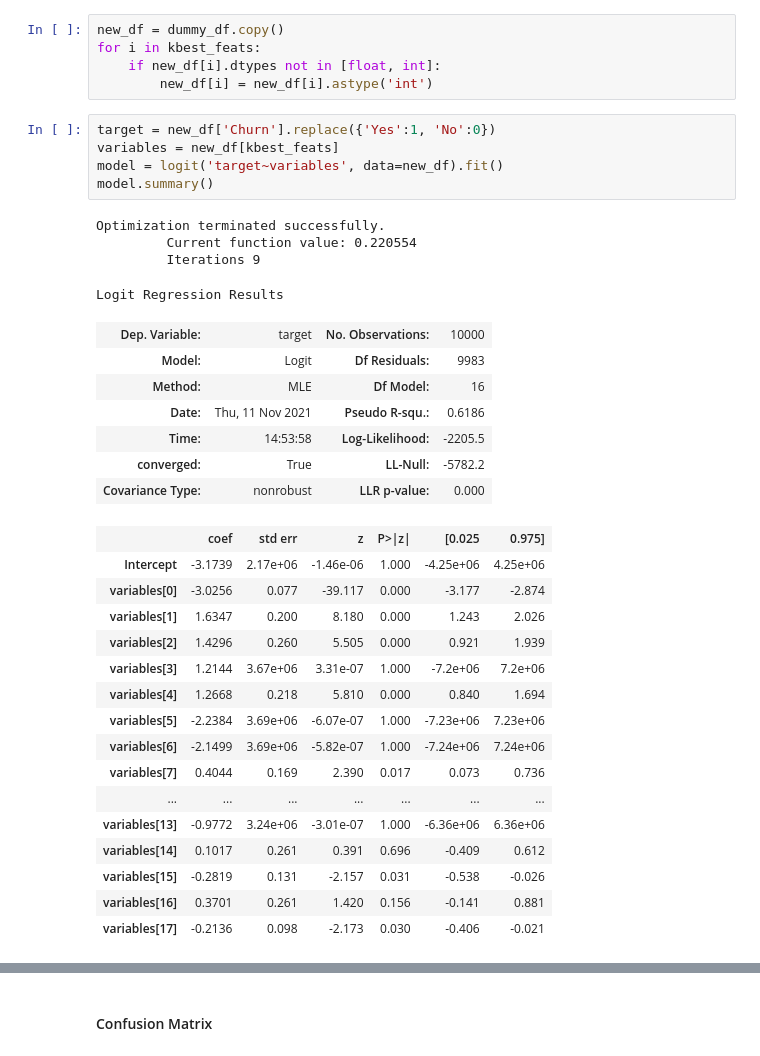
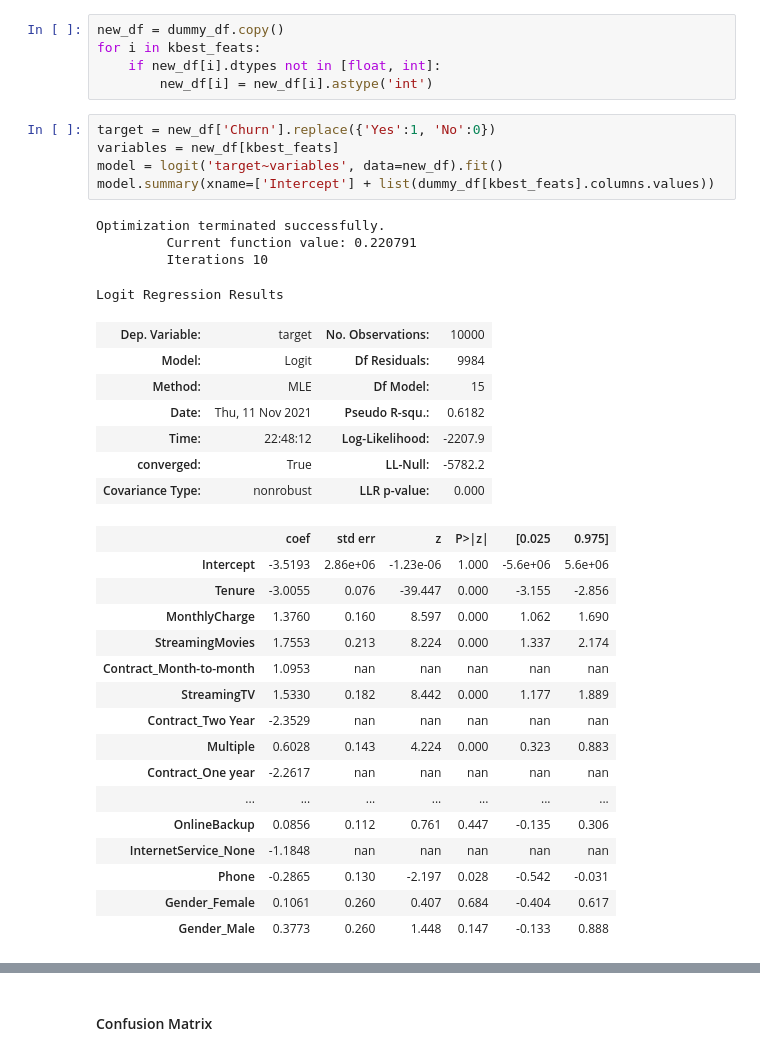
Before and after one commit to freyjagarner/D208, a Jupyter notebook: D208_Task2.ipynb, the cells around one changed output, grey strips where cells are left out. Saved outputs shown, nothing was run; the diff lists cells and outputs as text.

```diff
--- a/D208_Task2.ipynb
+++ b/D208_Task2.ipynb
@@ -462,36 +463,36 @@ for i in kbest_feats:
 # %%
 target = new_df['Churn'].replace({'Yes':1, 'No':0})
 variables = new_df[kbest_feats]
 model = logit('target~variables', data=new_df).fit()
-model.summary()
+model.summary(xname=['Intercept'] + list(dummy_df[kbest_feats].columns.values))
 # %% [output]
 Optimization terminated successfully.
-         Current function value: 0.220554
-         Iterations 9
+         Current function value: 0.220791
+         Iterations 10
 Logit Regression Results
 | Dep. Variable: | target | No. Observations: | 10000 |
-| Model: | Logit | Df Residuals: | 9983 |
-| Method: | MLE | Df Model: | 16 |
-| Date: | Thu, 11 Nov 2021 | Pseudo R-squ.: | 0.6186 |
-| Time: | 14:53:58 | Log-Likelihood: | -2205.5 |
+| Model: | Logit | Df Residuals: | 9984 |
+| Method: | MLE | Df Model: | 15 |
+| Date: | Thu, 11 Nov 2021 | Pseudo R-squ.: | 0.6182 |
+| Time: | 22:48:12 | Log-Likelihood: | -2207.9 |
 | converged: | True | LL-Null: | -5782.2 |
 | Covariance Type: | nonrobust | LLR p-value: | 0.000 |
 |  | coef | std err | z | P>|z| | [0.025 | 0.975] |
-| Intercept | -3.1739 | 2.17e+06 | -1.46e-06 | 1.000 | -4.25e+06 | 4.25e+06 |
-| variables[0] | -3.0256 | 0.077 | -39.117 | 0.000 | -3.177 | -2.874 |
-| variables[1] | 1.6347 | 0.200 | 8.180 | 0.000 | 1.243 | 2.026 |
-| variables[2] | 1.4296 | 0.260 | 5.505 | 0.000 | 0.921 | 1.939 |
-| variables[3] | 1.2144 | 3.67e+06 | 3.31e-07 | 1.000 | -7.2e+06 | 7.2e+06 |
-| variables[4] | 1.2668 | 0.218 | 5.810 | 0.000 | 0.840 | 1.694 |
-| variables[5] | -2.2384 | 3.69e+06 | -6.07e-07 | 1.000 | -7.23e+06 | 7.23e+06 |
-| variables[6] | -2.1499 | 3.69e+06 | -5.82e-07 | 1.000 | -7.24e+06 | 7.24e+06 |
-| variables[7] | 0.4044 | 0.169 | 2.390 | 0.017 | 0.073 | 0.736 |
+| Intercept | -3.5193 | 2.86e+06 | -1.23e-06 | 1.000 | -5.6e+06 | 5.6e+06 |
+| Tenure | -3.0055 | 0.076 | -39.447 | 0.000 | -3.155 | -2.856 |
+| MonthlyCharge | 1.3760 | 0.160 | 8.597 | 0.000 | 1.062 | 1.690 |
+| StreamingMovies | 1.7553 | 0.213 | 8.224 | 0.000 | 1.337 | 2.174 |
+| Contract_Month-to-month | 1.0953 | nan | nan | nan | nan | nan |
+| StreamingTV | 1.5330 | 0.182 | 8.442 | 0.000 | 1.177 | 1.889 |
+| Contract_Two Year | -2.3529 | nan | nan | nan | nan | nan |
+| Multiple | 0.6028 | 0.143 | 4.224 | 0.000 | 0.323 | 0.883 |
+| Contract_One year | -2.2617 | nan | nan | nan | nan | nan |
 | ... | ... | ... | ... | ... | ... | ... |
-| variables[13] | -0.9772 | 3.24e+06 | -3.01e-07 | 1.000 | -6.36e+06 | 6.36e+06 |
-| variables[14] | 0.1017 | 0.261 | 0.391 | 0.696 | -0.409 | 0.612 |
-| variables[15] | -0.2819 | 0.131 | -2.157 | 0.031 | -0.538 | -0.026 |
-| variables[16] | 0.3701 | 0.261 | 1.420 | 0.156 | -0.141 | 0.881 |
-| variables[17] | -0.2136 | 0.098 | -2.173 | 0.030 | -0.406 | -0.021 |
+| OnlineBackup | 0.0856 | 0.112 | 0.761 | 0.447 | -0.135 | 0.306 |
+| InternetService_None | -1.1848 | nan | nan | nan | nan | nan |
+| Phone | -0.2865 | 0.130 | -2.197 | 0.028 | -0.542 | -0.031 |
+| Gender_Female | 0.1061 | 0.260 | 0.407 | 0.684 | -0.404 | 0.617 |
+| Gender_Male | 0.3773 | 0.260 | 1.448 | 0.147 | -0.133 | 0.888 |
 # %% [markdown]
 ### E.  Analyze the data set using your reduced multiple regression model by doing the following:
 
```
Also changed, not shown: parts of 9 cells of this notebook, 3 other files.
